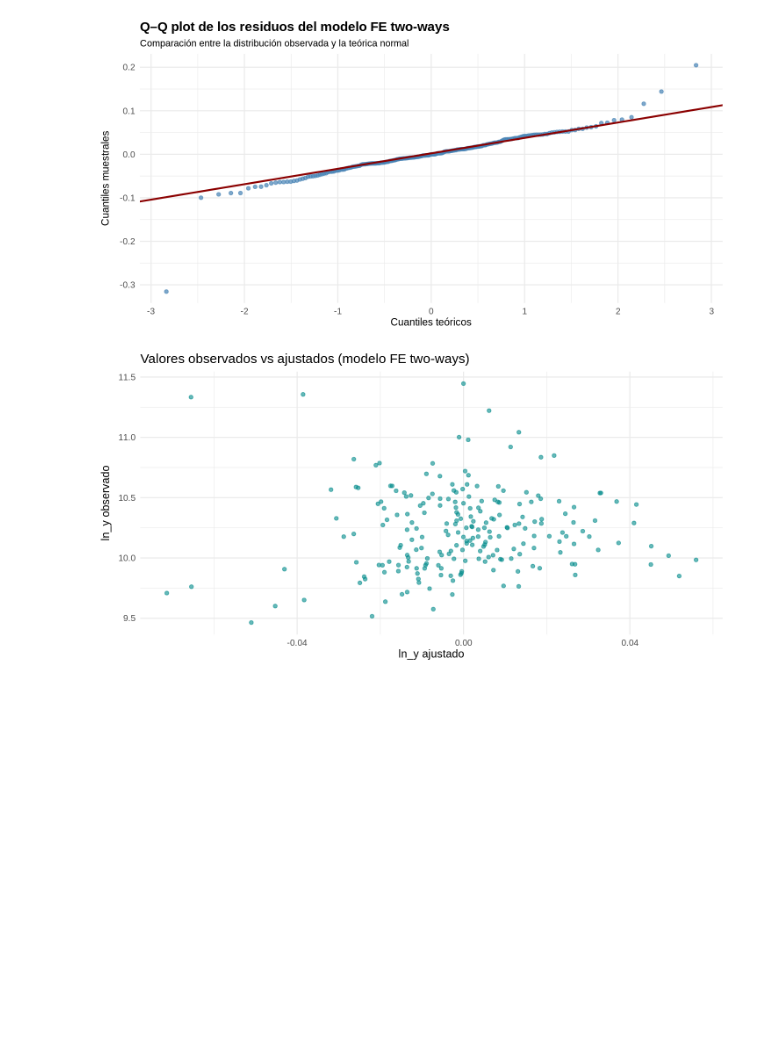
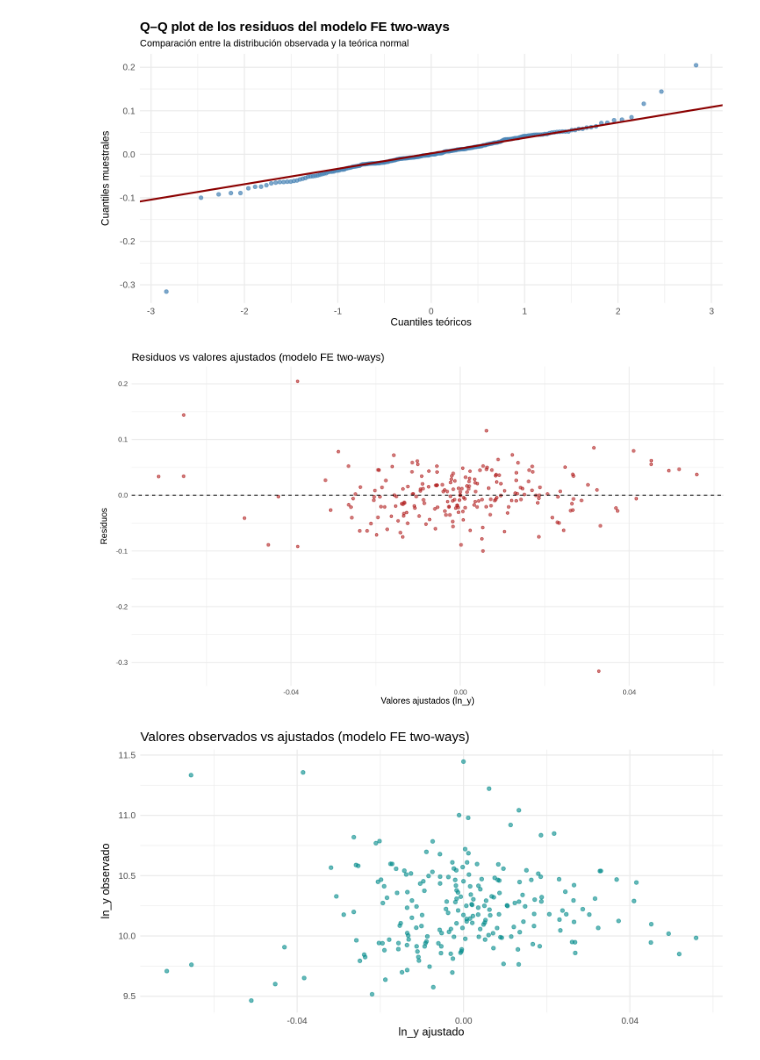
Before and after one commit to rikrdto/TFM_RONH, a Jupyter notebook: R_TFM_LONG_EC_UNIFICADA_TFM.ipynb, the cells around one changed output. Drawn from its saved outputs; the diff is of its cells as text; code cells hidden in the pictures; blank space fills up the shorter version.

```diff
--- a/R_TFM_LONG_EC_UNIFICADA_TFM.ipynb
+++ b/R_TFM_LONG_EC_UNIFICADA_TFM.ipynb
@@ -493,0 +531,25 @@ alternative hypothesis: cross-sectional dependence
+# %%
+# 8.1. TABLA COMBINADA FE + FE DRISCOLL-KRAAY
+
+fe_tw <- plm(
+  ln_y ~ ln_x2_lag + ln_x1 + ln_z2_lag + ln_z3 + ln_z4,
+  data = pdata,
+  model = "within",
+  effect = "twoways"
+)
+
+fe_tw_dk_vcov <- vcovSCC(fe_tw, type = "HC1", maxlag = 2)
+
+fe_tw_dk <- coeftest(fe_tw, vcov = fe_tw_dk_vcov)
+
+library(modelsummary)
+
+modelsummary(
+  list(
+    "FE two-ways"       = fe_tw,
+    "FE Driscoll-Kraay" = fe_tw_dk
+  ),
+  vcov = list(NULL, fe_tw_dk_vcov),
+  statistic = "std.error",
+  output = "markdown"
+)
@@ -896,4 +976,25 @@ ggplot(data.frame(res_fe = res_fe), aes(sample = res_fe)) +
   )
 # %% [output]
 [figure]
+# %%
+# 14.3 Residuos vs valores ajustados
+
+# 14.3. Gráfico de residuos vs valores ajustados
+
+df_resid <- data.frame(
+  fitted = fitted(fe_tw),
+  resid = residuals(fe_tw)
+)
+
+ggplot(df_resid, aes(x = fitted, y = resid)) +
+  geom_point(alpha = 0.6, color = "firebrick") +
+  geom_hline(yintercept = 0, linetype = "dashed", color = "black") +
+  labs(
+    title = "Residuos vs valores ajustados (modelo FE two-ways)",
+    x = "Valores ajustados (ln_y)",
+    y = "Residuos"
+  ) +
+  theme_minimal(base_size = 14)
+# %% [output]
+[figure, added]
 # %%
```
Also changed, not shown: parts of 5 cells of this notebook.
